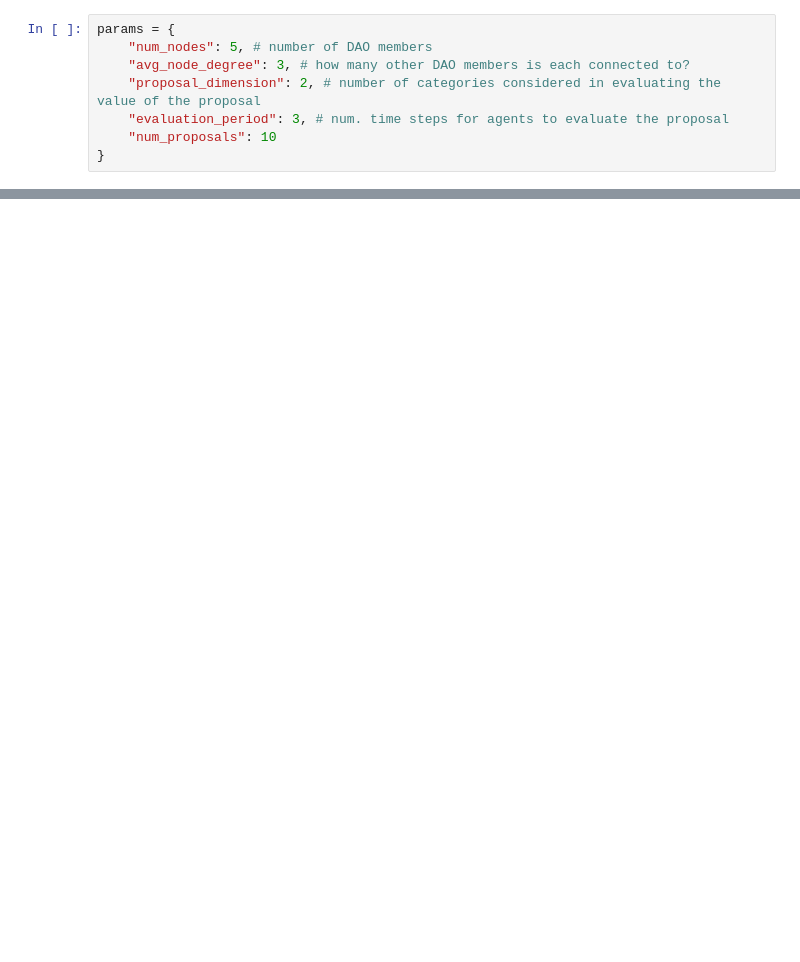
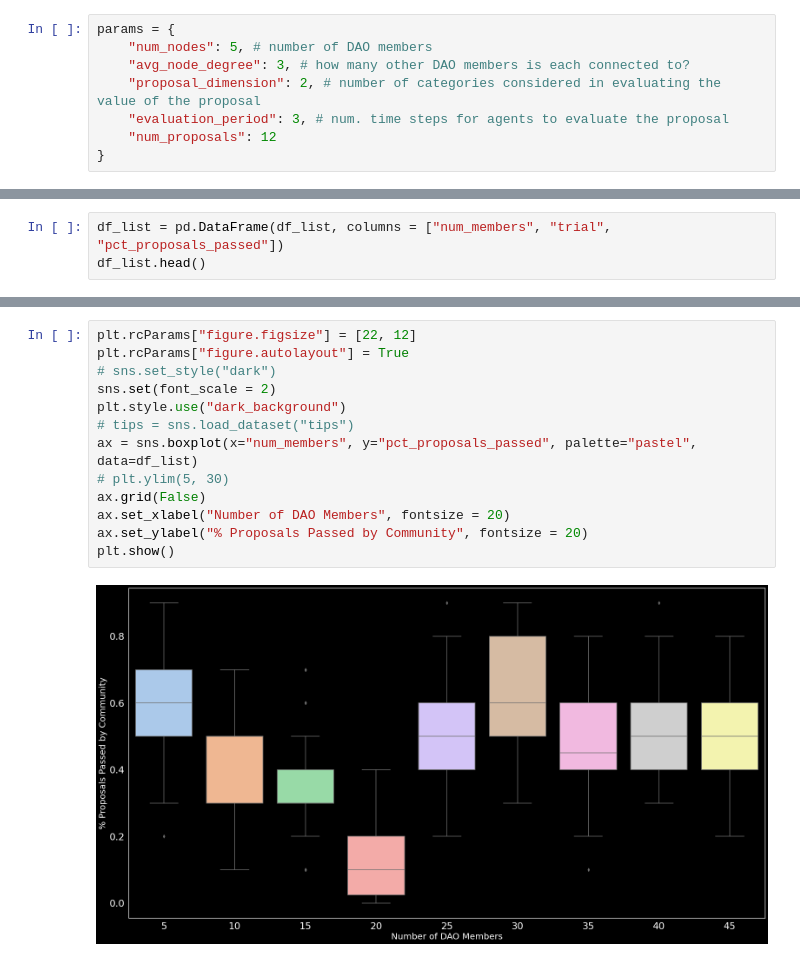
Before and after one commit to clemp/abm-moloch-dao, a Jupyter notebook: Moloch DAO Agent-Based Model.ipynb, the cells around one changed output, grey strips where cells are left out. Saved outputs shown, nothing was run; the diff lists cells and outputs as text; blank space fills up the shorter version.

```diff
--- a/Moloch DAO Agent-Based Model.ipynb
+++ b/Moloch DAO Agent-Based Model.ipynb
@@ -20,5 +22,5 @@ params = {
     "avg_node_degree": 3, # how many other DAO members is each connected to?
     "proposal_dimension": 2, # number of categories considered in evaluating the value of the proposal
     "evaluation_period": 3, # num. time steps for agents to evaluate the proposal
-    "num_proposals": 10
+    "num_proposals": 12
 }
@@ -59,0 +51,3 @@ for i in range(15):
+# %%
+df_list = pd.DataFrame(df_list, columns = ["num_members", "trial", "pct_proposals_passed"])
+df_list.head()
@@ -59,0 +61,15 @@ for i in range(15):
+# %%
+plt.rcParams["figure.figsize"] = [22, 12]
+plt.rcParams["figure.autolayout"] = True
+# sns.set_style("dark")
+sns.set(font_scale = 2)
+plt.style.use("dark_background")
+# tips = sns.load_dataset("tips")
+ax = sns.boxplot(x="num_members", y="pct_proposals_passed", palette="pastel", data=df_list)
+# plt.ylim(5, 30)
+ax.grid(False)
+ax.set_xlabel("Number of DAO Members", fontsize = 20)
+ax.set_ylabel("% Proposals Passed by Community", fontsize = 20)
+plt.show()
+# %% [output]
+[figure, added]
```
Also changed, not shown: parts of 7 cells of this notebook, 1 other file.
